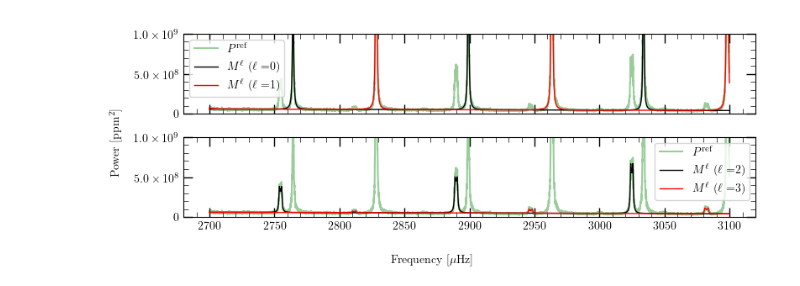
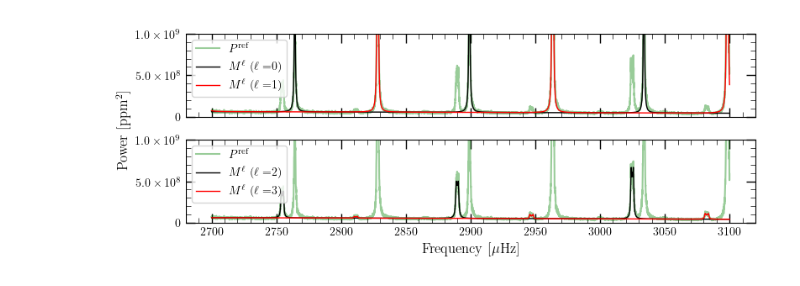
Before and after one commit to samarth-kashyap/seismo-xl, a Jupyter notebook: notebooks/virgo.ipynb, the cells around one changed output. Cells and saved outputs as stored; diff of their text form; code cells hidden in the pictures.

Commit message:
plotting changes

```diff
--- a/notebooks/virgo.ipynb
+++ b/notebooks/virgo.ipynb
@@ -74,34 +76,34 @@ pfitlist = [psfit0, psfit1, psfit2, psfit3]
 # %%
 plt.close('all')
 from mpl_toolkits.axes_grid1.inset_locator import inset_axes
 import matplotlib.patches as patches
 fig, axs = plt.subplots(nrows=2, ncols=1, figsize=(8, 3), sharex=True)
 fmin, fmax = 2.5, 4.5
 fmin, fmax = 2.2, 3.5
 fmin, fmax = 2.7, 3.1
 mask = (freq_mhz>fmin) * (freq_mhz<fmax)
 for idx in range(2):
     axs[idx].plot(freq_mhz[mask]*1e3, pobs[mask], color='green', lw=1.5, alpha=0.4, label='$P^\\mathrm{ref}$')
     axs[idx].plot(freq_mhz[mask]*1e3, pfitlist[2*idx][mask], color='k', linestyle='solid', lw=1, label='$M^\\ell$ ($\\ell=$'+ f'{2*idx})')
     axs[idx].plot(freq_mhz[mask]*1e3, pfitlist[2*idx+1][mask], color='r', linestyle='solid', lw=1, label='$M^\\ell$ ($\\ell=$'+ f'{2*idx+1})')
     #axs[idx].set_xlim([2., 4.])
-    axs[idx].legend()
+    axs[idx].legend(loc='upper left')
 
     x1, x2, y1, y2 = 2.80, 2.92, 0., 2.e8
     #imask = (freq_mhz>x1) * (freq_mhz<x2)
     #ax_inset = inset_axes(axs[idx], width="30%", height="50%", loc="lower left", bbox_to_anchor=(0.05, 0.25, 0.6, 1.), bbox_transform=axs[idx].transAxes,)
     #ax_inset.plot(freq_mhz[imask], pobs[imask], color='green', lw=1, alpha=0.4, label='Data')
     #ax_inset.plot(freq_mhz[imask], pfitlist[2*idx][imask], color='k', lw=1, label='$M^\\ell$ ($\\ell=$'+ f'{2*idx})')
     #ax_inset.plot(freq_mhz[imask], pfitlist[2*idx+1][imask], color='r', linestyle='dashed',  lw=1, label='$M^\\ell$ ($\\ell=$'+ f'{2*idx+1})')
     #ax_inset.set_ylim([y1, y2])
     axs[idx].set_ylim([0., 1e9])
     axs[idx].set_xscale('linear')
     axs[idx].set_yscale('linear')
     axs[idx].yaxis.set_major_formatter(FuncFormatter(latex_sci_format))
-fig.supxlabel('Frequency [$\\mu$Hz]', fontsize=10)
-fig.supylabel('Power [ppm${}^2$]', fontsize=10)
+axs[-1].set_xlabel('Frequency [$\\mu$Hz]', fontsize=12)
+fig.supylabel('Power [ppm${}^2$]', fontsize=12, x=0.03, y=0.55)
 fig.tight_layout()
 fig.savefig(f'{PAPDIR}/mi-filters.pdf')
 plt.show()
 # %% [output]
-[figure, old version]
+[figure, new version]
```
Also changed, not shown: parts of 3 cells of this notebook, 7 other files.
